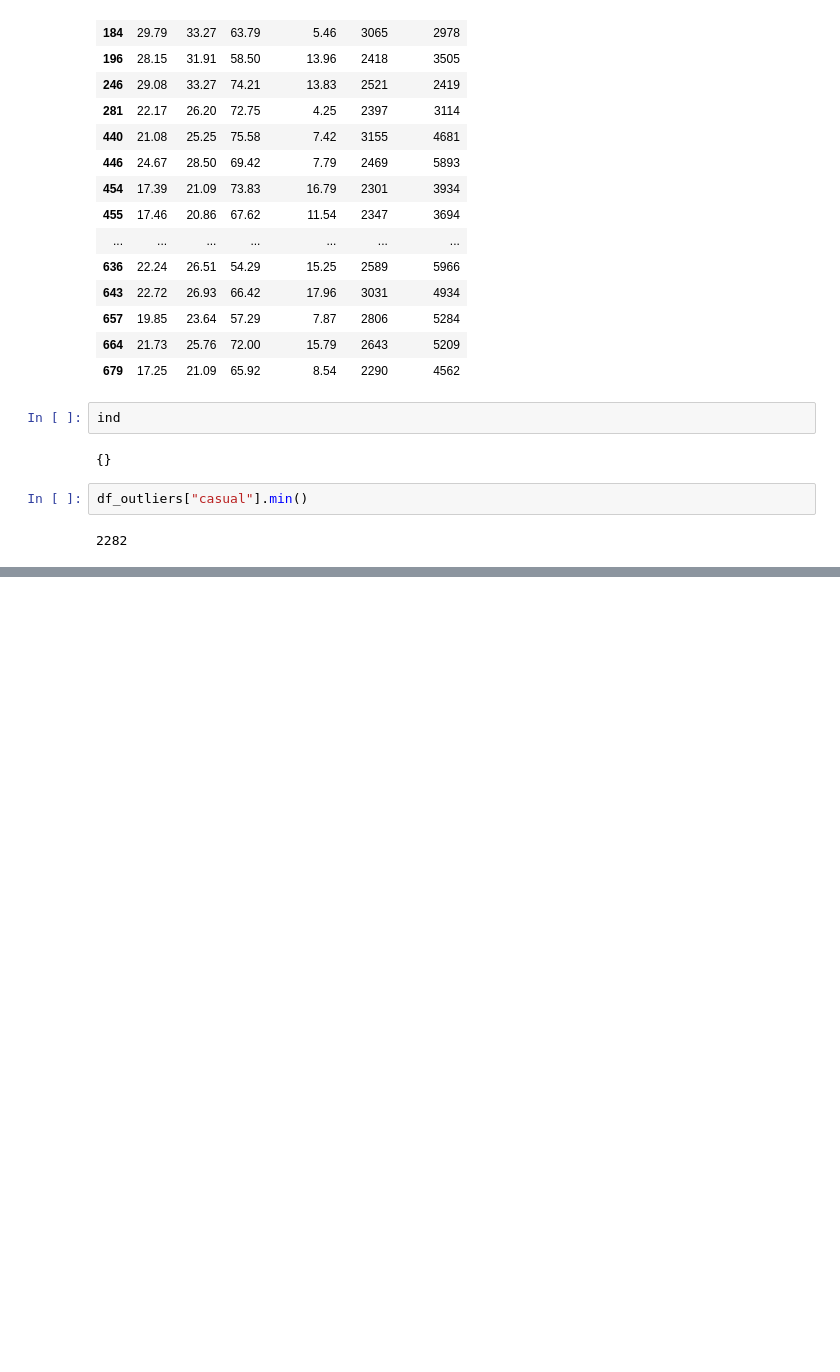
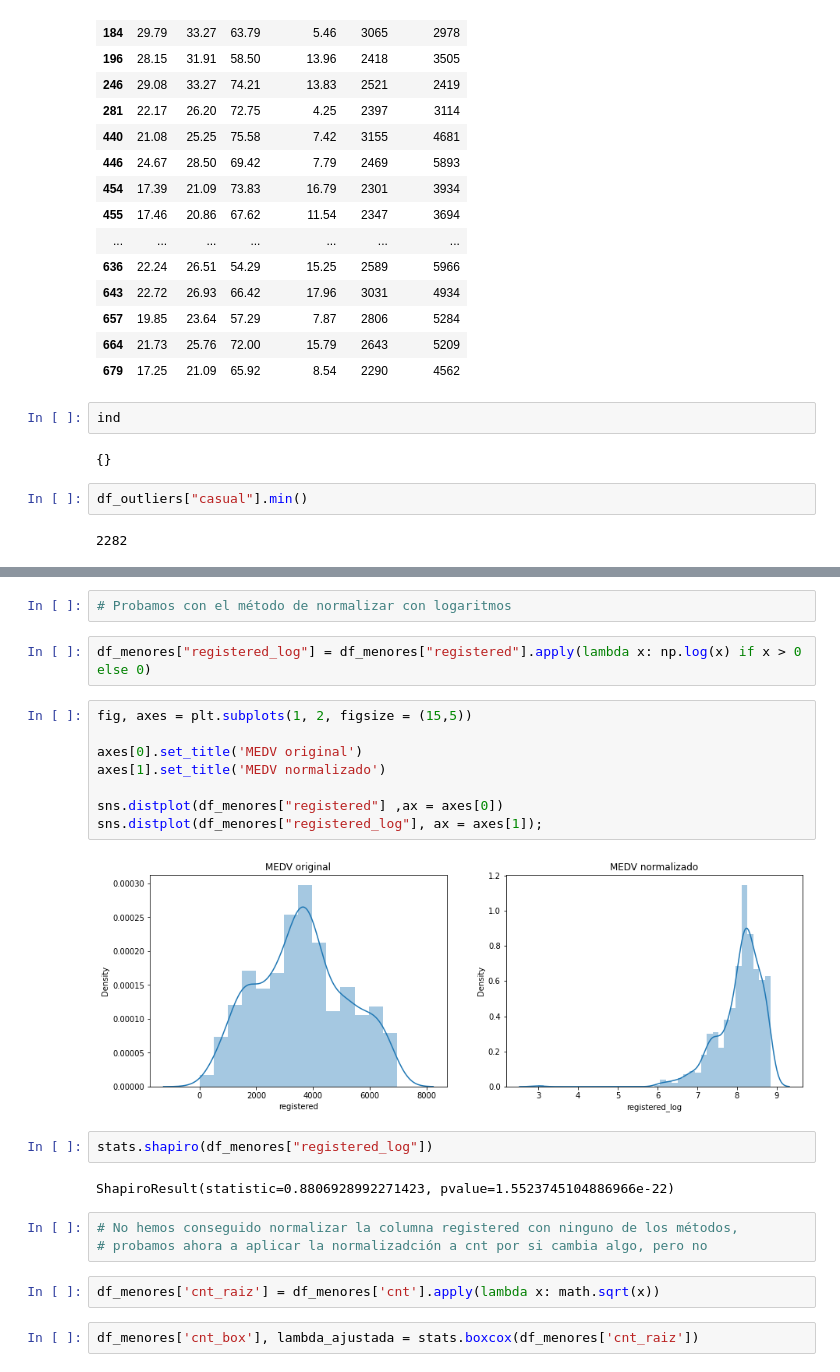
Before and after one commit to Adalab/Adalab-project-da-promo-B-module-3-team-2, a Jupyter notebook: eda.ipynb, the cells around one changed output, grey strips where cells are left out. Saved outputs shown, nothing was run; the diff lists cells and outputs as text; blank space fills up the shorter version.

```diff
--- a/eda.ipynb
+++ b/eda.ipynb
@@ -454,0 +568,25 @@ df_outliers["casual"].min()
+# %%
+# Probamos con el método de normalizar con logaritmos
+# %%
+df_menores["registered_log"] = df_menores["registered"].apply(lambda x: np.log(x) if x > 0 else 0)
+# %%
+fig, axes = plt.subplots(1, 2, figsize = (15,5))
+
+axes[0].set_title('MEDV original')
+axes[1].set_title('MEDV normalizado')
+
+sns.distplot(df_menores["registered"] ,ax = axes[0])
+sns.distplot(df_menores["registered_log"], ax = axes[1]);
+# %% [output]
+[figure, added]
+# %%
+stats.shapiro(df_menores["registered_log"])
+# %% [output]
+ShapiroResult(statistic=0.8806928992271423, pvalue=1.5523745104886966e-22)
+# %%
+# No hemos conseguido normalizar la columna registered con ninguno de los métodos,
+# probamos ahora a aplicar la normalizadción a cnt por si cambia algo, pero no
+# %%
+df_menores['cnt_raiz'] = df_menores['cnt'].apply(lambda x: math.sqrt(x))
+# %%
+df_menores['cnt_box'], lambda_ajustada = stats.boxcox(df_menores['cnt_raiz'])
```
Also changed, not shown: parts of 47 cells of this notebook.
